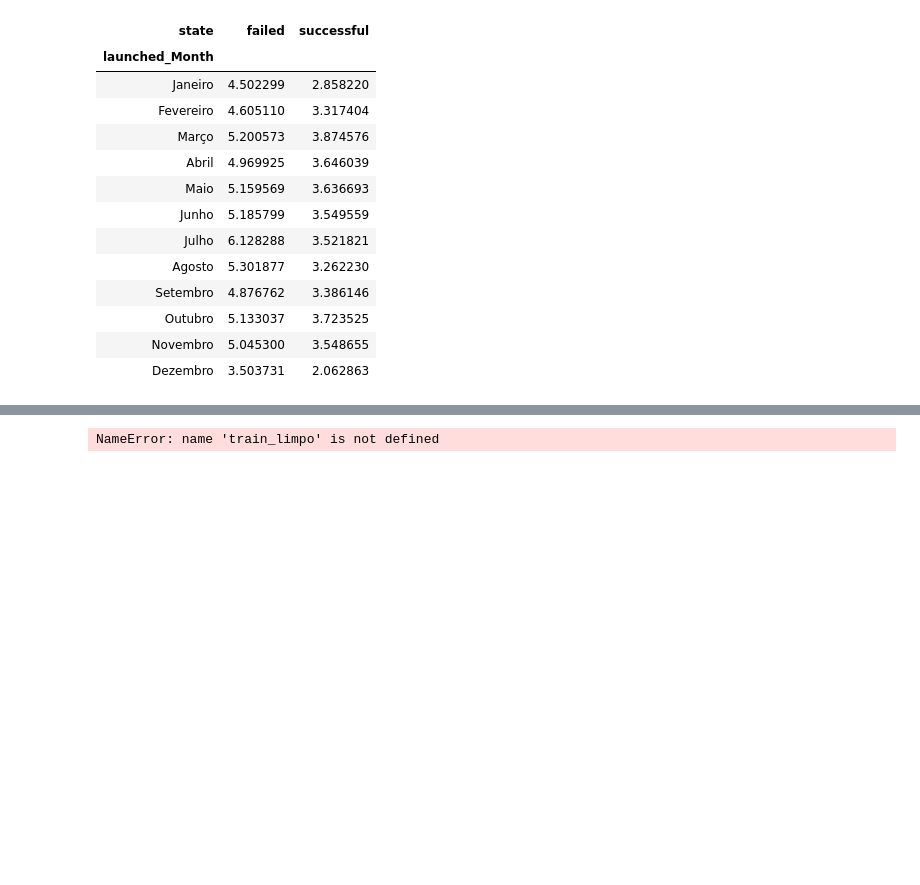
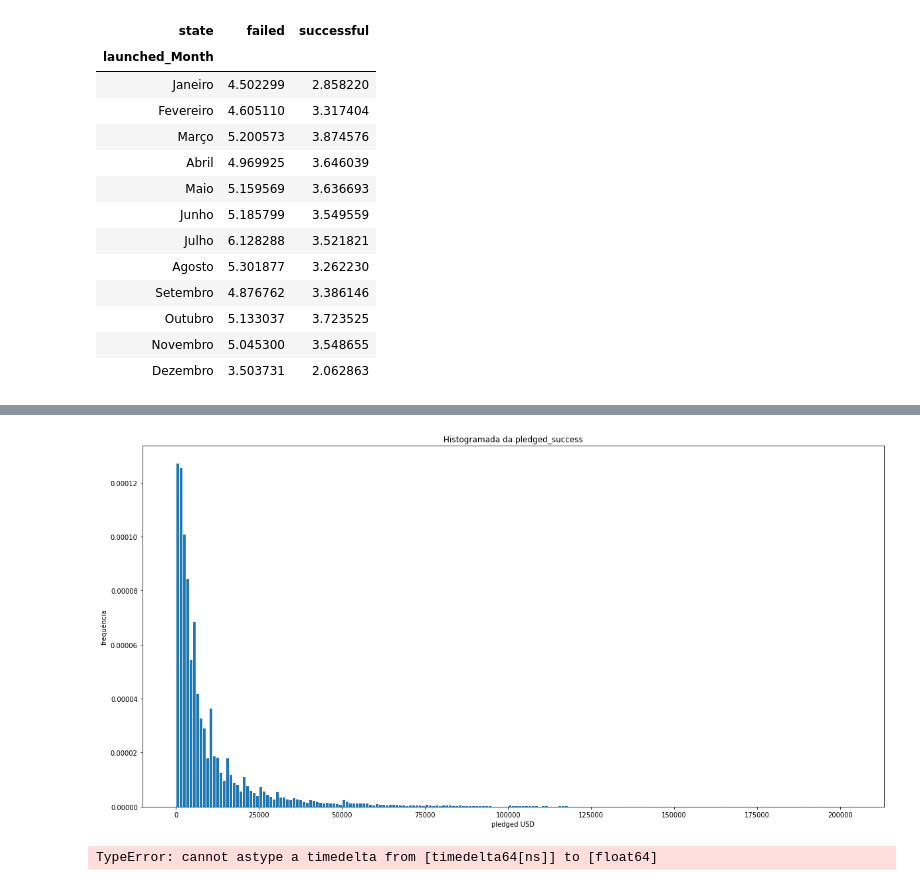
Before and after one commit to jotapsmo/Projeto-2---CDados, a Jupyter notebook: projeto 2.ipynb, the cells around one changed output, grey strips where cells are left out. Saved outputs shown, nothing was run; the diff lists cells and outputs as text; code cells hidden in the pictures; blank space fills up the shorter version.

```diff
--- a/projeto 2.ipynb
+++ b/projeto 2.ipynb
@@ -283,6 +389,29 @@ dataset.groupby(['state']).mean()
+# %%
+faixa_success_pledged = np.arange(0,2.0339e+05,1000)
+
+fig = plt.figure(figsize=(20, 10))
+plt.hist(pledged_success, bins = faixa_success_pledged, edgecolor='white',density=True)
+plt.title('Histogramada da pledged_success')
+plt.xlabel('pledged USD')
+plt.ylabel('frequência')
+plt.show()
+# %% [output]
+[figure, added]
+# %%
+dtXgoal = dataset.loc[filtra_sucesso,('delta_time','usd_goal_real')]
+
+dtXgoal['delta_time'] = dtXgoal.loc[:,'delta_time'].astype('float64')
+
+print('visualização adequada')
+plt.scatter(dtXgoal.delta_time,dtXgoal.usd_goal_real, c='blue', alpha=0.4)
+plt.title('Tempo X Goal ')
+plt.xlabel('Valor do tempo em dias.')
+plt.ylabel('Valor da goal em USD')
+plt.show()
+
+print('Coeficiente de Correlação Linear')
+print(dtXgoal.delta_time.corr(dtXgoal.usd-goal_real))
+# %% [output]
+TypeError: cannot astype a timedelta from [timedelta64[ns]] to [float64]
 # %%
 train, test = train_test_split(dataset, test_size=0.2)
-# %%
-train_limpo
-# %% [output]
-NameError: name 'train_limpo' is not defined
```
Also changed, not shown: parts of 23 cells of this notebook.
